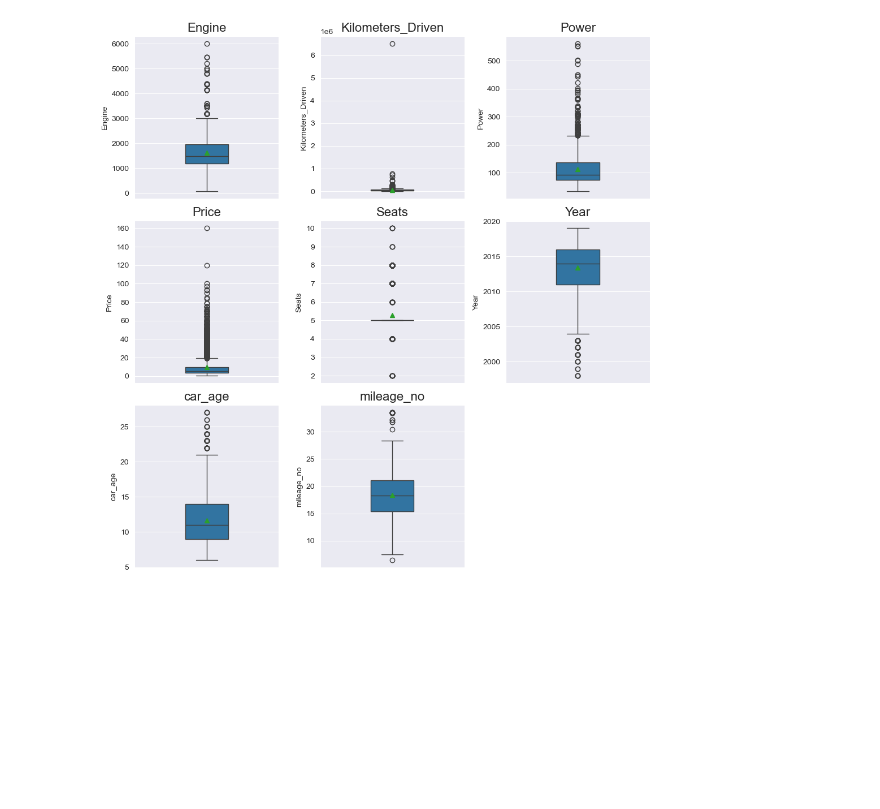
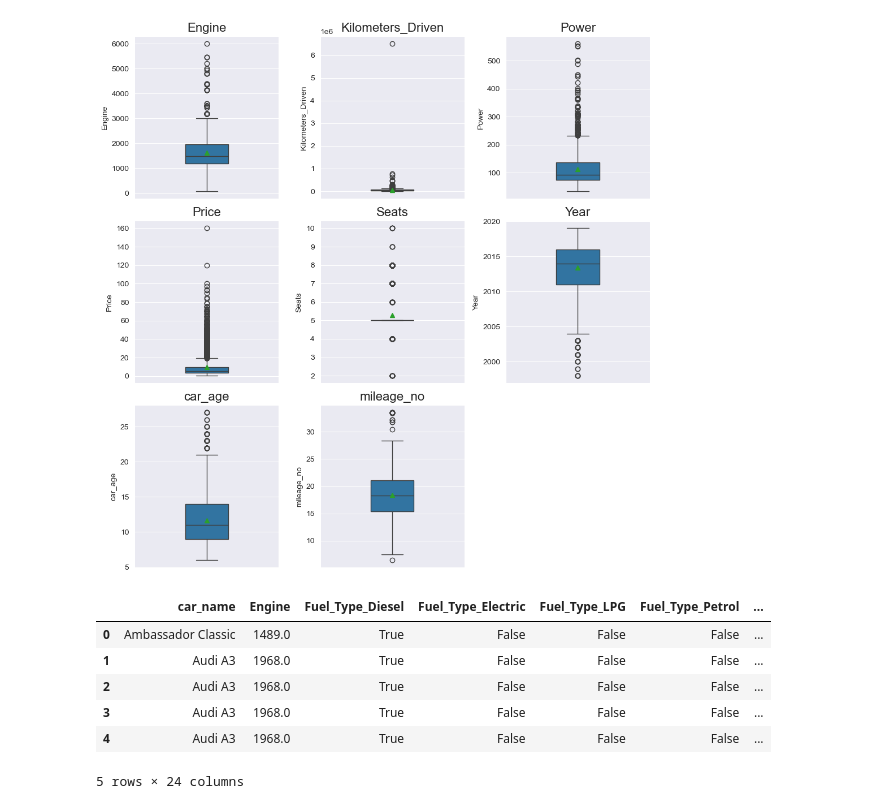
Before and after one commit to ashutosh-bhagat/Car-Resale-Price, a Jupyter notebook: app.ipynb, the cells around one changed output. Saved outputs shown, nothing was run; the diff lists cells and outputs as text; code cells hidden in the pictures; blank space fills up the shorter version.

```diff
--- a/app.ipynb
+++ b/app.ipynb
@@ -1061,3 +1061,13 @@ def boxplot_overview(df):
 boxplot_overview(df)
 # %% [output]
 [figure]
+# %%
+df.head()
+# %% [output]
+|  | car_name | Engine | Fuel_Type_Diesel | Fuel_Type_Electric | Fuel_Type_LPG | Fuel_Type_Petrol | ... |
+| 0 | Ambassador Classic | 1489.0 | True | False | False | False | ... |
+| 1 | Audi A3 | 1968.0 | True | False | False | False | ... |
+| 2 | Audi A3 | 1968.0 | True | False | False | False | ... |
+| 3 | Audi A3 | 1968.0 | True | False | False | False | ... |
+| 4 | Audi A3 | 1968.0 | True | False | False | False | ... |
+5 rows × 24 columns
```
Also changed, not shown: parts of 1 cell of this notebook, 1 other file.
